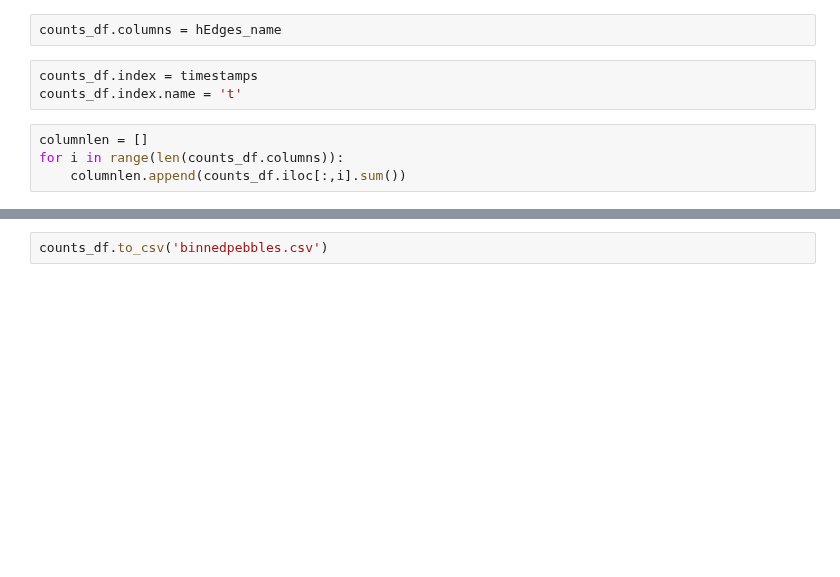
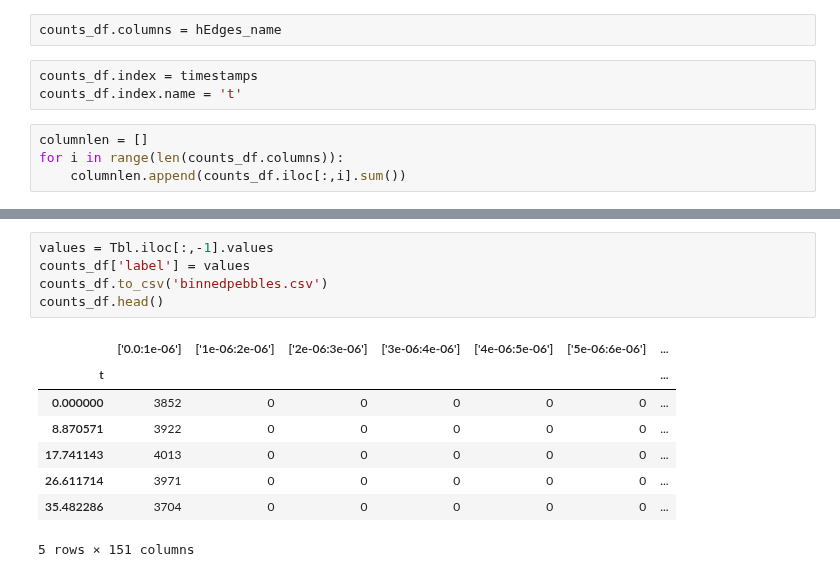
Before and after one commit to ChangyiYang/SimpleLSTM, a Jupyter notebook: alteredcode.ipynb, the cells around one changed output, grey strips where cells are left out. Drawn from its saved outputs; the diff is of its cells as text; blank space fills up the shorter version.

```diff
--- a/alteredcode.ipynb
+++ b/alteredcode.ipynb
@@ -83,2 +74,14 @@ plt.plot(columnlen)
-# %%
-counts_df.to_csv('binnedpebbles.csv')
+# %%
+values = Tbl.iloc[:,-1].values
+counts_df['label'] = values
+counts_df.to_csv('binnedpebbles.csv')
+counts_df.head()
+# %% [output]
+|  | ['0.0:1e-06'] | ['1e-06:2e-06'] | ['2e-06:3e-06'] | ['3e-06:4e-06'] | ['4e-06:5e-06'] | ['5e-06:6e-06'] | ... |
+| t |  |  |  |  |  |  | ... |
+| 0.000000 | 3852 | 0 | 0 | 0 | 0 | 0 | ... |
+| 8.870571 | 3922 | 0 | 0 | 0 | 0 | 0 | ... |
+| 17.741143 | 4013 | 0 | 0 | 0 | 0 | 0 | ... |
+| 26.611714 | 3971 | 0 | 0 | 0 | 0 | 0 | ... |
+| 35.482286 | 3704 | 0 | 0 | 0 | 0 | 0 | ... |
+5 rows × 151 columns
```
Also changed, not shown: parts of 2 cells of this notebook, 2 other files.
